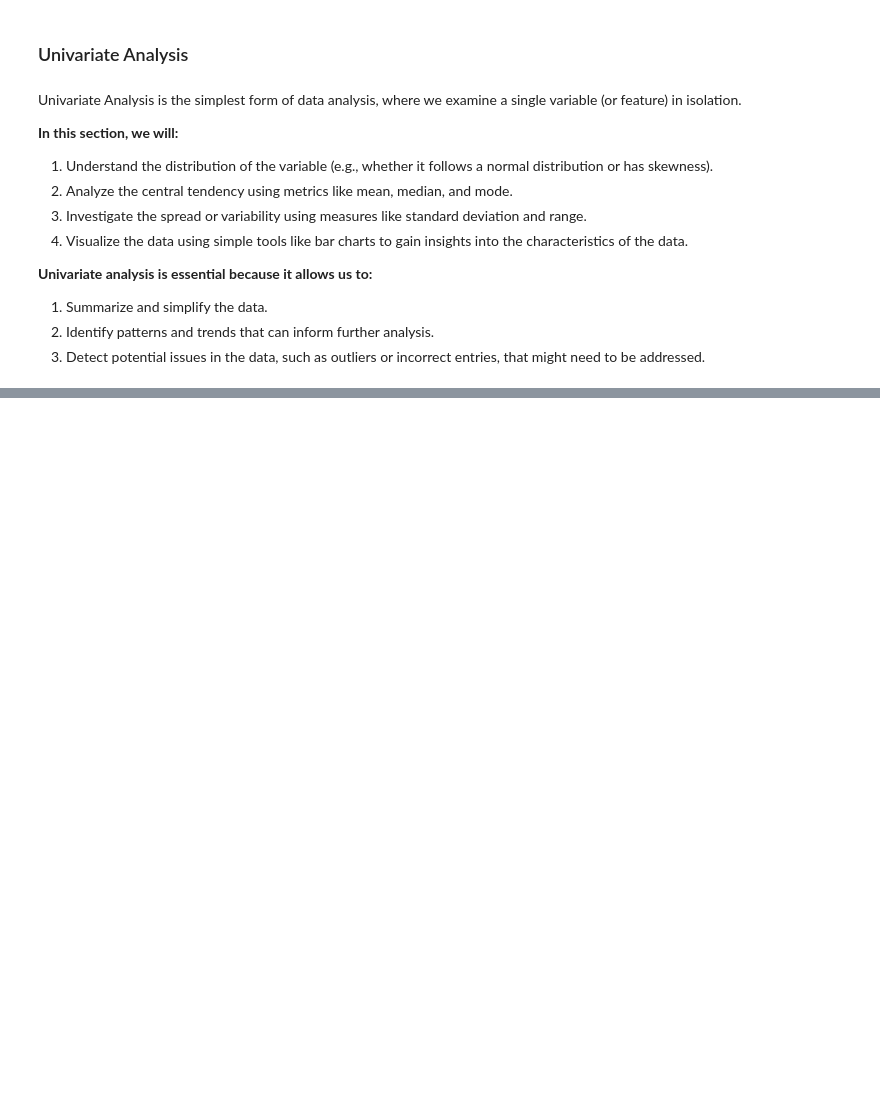
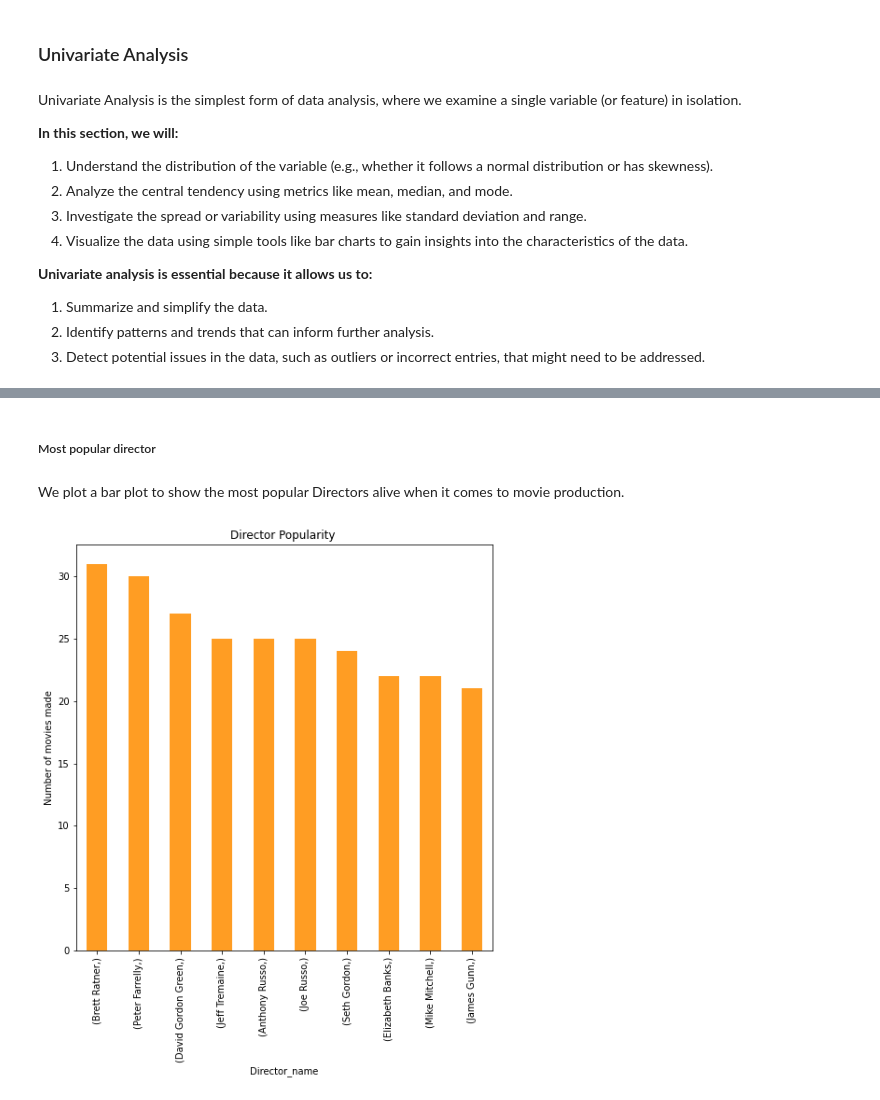
Before and after one commit to Rodgerdev/movies_data_project, a Jupyter notebook: phase 2 project.ipynb, the cells around one changed output, grey strips where cells are left out. Cells and saved outputs as stored; diff of their text form; code cells hidden in the pictures; blank space fills up the shorter version.

```diff
--- a/phase 2 project.ipynb
+++ b/phase 2 project.ipynb
@@ -1665,0 +1455,31 @@ Fail to reject the null hypothesis: No significant difference in Critic rating b
+# %% [markdown]
+##### Most popular director
+# %% [markdown]
+We plot a bar plot to show the most popular Directors alive when it comes to movie production.
+# %%
+# We merge the data from IMDb where we filtered the crew who are still alive with the TN data on the 'title' column where only the movies that are on both  dataframes are kept.
+MergedDF = pd.merge(alive_directors_movies, df_tn , on='title', how='inner')
+#We split the different professions within the primary profession column from the grouped profession to single professions
+director_df_1 = MergedDF.assign(primary_profession=MergedDF['primary_profession'].str.split(',')).explode('primary_profession')
+
+#Filter out the records with more than 100 votes
+director_df_2 = director_df_1[director_df_1['numvotes'] >= 100]
+
+#Filter out other records remaining with the directors only.
+director_df = director_df_2[director_df_2['primary_profession'] == 'director']
+# %%
+#Number of occurrences per studio
+Director_popularity= director_df[['primary_name']].value_counts().head(10)
+
+# create a figure and one plot
+fig, ax = plt.subplots(figsize = (8,8)) #initialise the figure and set the size to (8,8)
+
+
+Director_popularity.plot(kind = 'bar', color = '#FF9D23'); #creates a bar plot and sets the barplot color to orange
+ax.set_title('Director Popularity ')#Labels the plot
+ax.set_xlabel('Director_name') #labels the x axis
+ax.set_ylabel('Number of movies made') #Labels the y axis
+
+plt.savefig('Director_Popularity.png') #Saves an image of the figure
+# %% [output]
+[figure, added]
```
Also changed, not shown: parts of 172 cells of this notebook.
